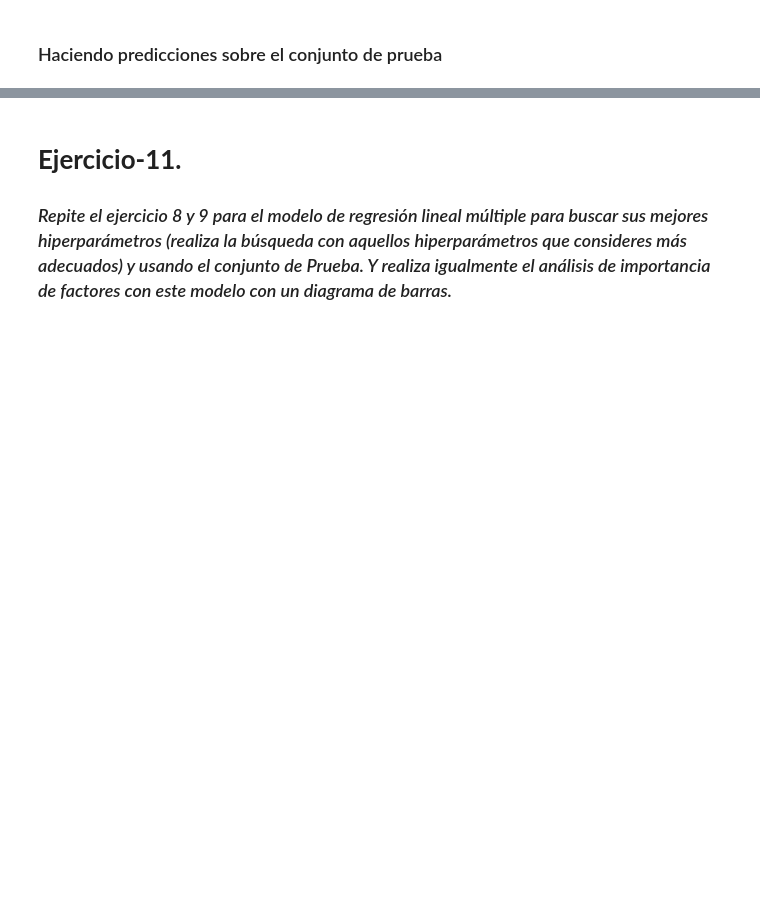
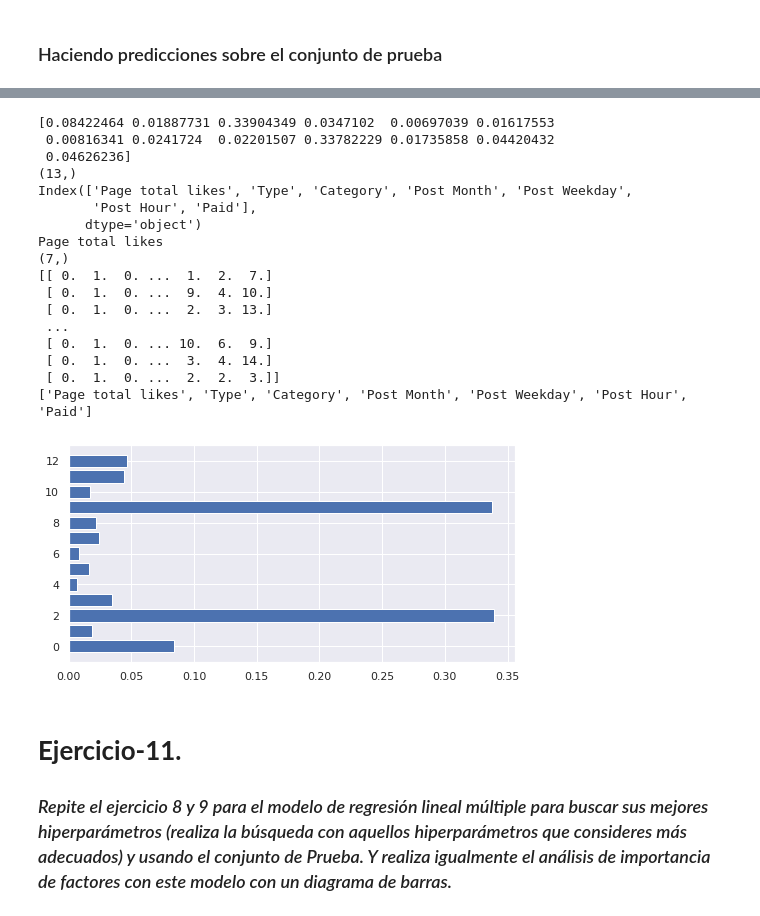
Before and after one commit to Edgar-IAH/IA-Grupo-45, a Jupyter notebook: Semana_7/Redneuronal_Equipo45.ipynb, the cells around one changed output, grey strips where cells are left out. Drawn from its saved outputs; the diff is of its cells as text; code cells hidden in the pictures; blank space fills up the shorter version.

```diff
--- a/Semana_7/Redneuronal_Equipo45.ipynb
+++ b/Semana_7/Redneuronal_Equipo45.ipynb
@@ -809,3 +806,33 @@ MAPE: 0.085
+# %%
+clf = mejor_modelo_RF.fit(Xx, np.ravel(norm_Y_train))
+plt.barh(range(13), width = clf.feature_importances_)
+print(clf.feature_importances_)
+print(clf.feature_importances_.shape)
+print(X_train.columns)
+print(X_train.columns[0])
+print(X_train.columns.shape)
+print(Xx)
+print(['Page total likes', 'Type', 'Category', 'Post Month', 'Post Weekday',
+       'Post Hour', 'Paid'])
+# %% [output]
+[0.08422464 0.01887731 0.33904349 0.0347102  0.00697039 0.01617553
+ 0.00816341 0.0241724  0.02201507 0.33782229 0.01735858 0.04420432
+ 0.04626236]
+(13,)
+Index(['Page total likes', 'Type', 'Category', 'Post Month', 'Post Weekday',
+       'Post Hour', 'Paid'],
+      dtype='object')
+Page total likes
+(7,)
+[[ 0.  1.  0. ...  1.  2.  7.]
+ [ 0.  1.  0. ...  9.  4. 10.]
+ [ 0.  1.  0. ...  2.  3. 13.]
+ ...
+ [ 0.  1.  0. ... 10.  6.  9.]
+ [ 0.  1.  0. ...  3.  4. 14.]
+ [ 0.  1.  0. ...  2.  2.  3.]]
+['Page total likes', 'Type', 'Category', 'Post Month', 'Post Weekday', 'Post Hour', 'Paid']
+[figure, added]
 # %% [markdown]
 # **Ejercicio-11.**
 ### *Repite el ejercicio 8 y 9 para el modelo de regresión lineal múltiple para buscar sus mejores hiperparámetros (realiza la búsqueda con aquellos hiperparámetros que consideres más adecuados) y usando el conjunto de Prueba. Y realiza igualmente el análisis de importancia de factores con este modelo con un diagrama de barras.*
```
Also changed, not shown: parts of 13 cells of this notebook.
